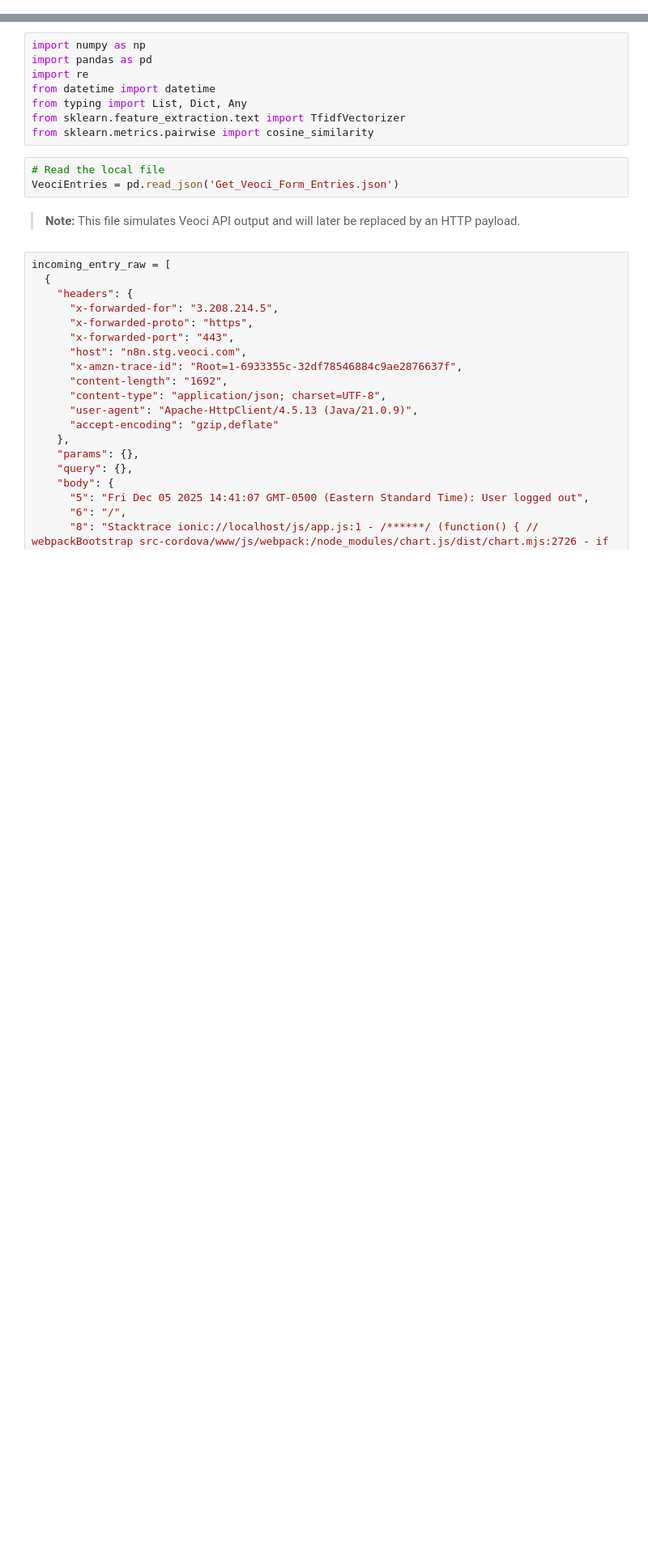
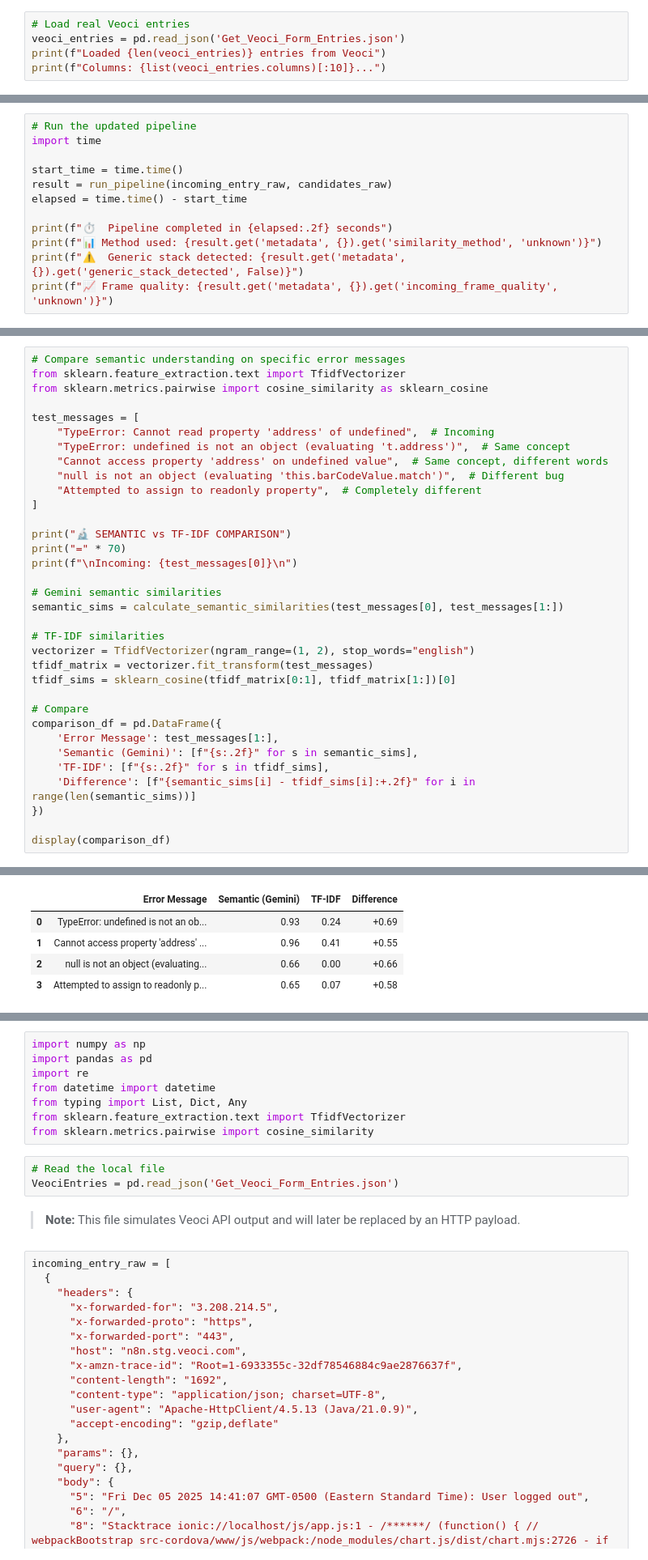
Before and after one commit to parth-iprime/Python-Trials-for-n8n, a Jupyter notebook: similarity.ipynb, the cells around one changed output, grey strips where cells are left out. Shown at 81% size. Cells and saved outputs as stored; diff of their text form; blank space fills up the shorter version.

```diff
--- a/similarity.ipynb
+++ b/similarity.ipynb
@@ -0,0 +28,5 @@
+# %%
+# Load real Veoci entries
+veoci_entries = pd.read_json('Get_Veoci_Form_Entries.json')
+print(f"Loaded {len(veoci_entries)} entries from Veoci")
+print(f"Columns: {list(veoci_entries.columns)[:10]}...")
@@ -0,0 +96,12 @@
+# %%
+# Run the updated pipeline
+import time
+
+start_time = time.time()
+result = run_pipeline(incoming_entry_raw, candidates_raw)
+elapsed = time.time() - start_time
+
+print(f"⏱️  Pipeline completed in {elapsed:.2f} seconds")
+print(f"📊 Method used: {result.get('metadata', {}).get('similarity_method', 'unknown')}")
+print(f"⚠️  Generic stack detected: {result.get('metadata', {}).get('generic_stack_detected', False)}")
+print(f"📈 Frame quality: {result.get('metadata', {}).get('incoming_frame_quality', 'unknown')}")
@@ -0,0 +214,35 @@
+# %%
+# Compare semantic understanding on specific error messages
+from sklearn.feature_extraction.text import TfidfVectorizer
+from sklearn.metrics.pairwise import cosine_similarity as sklearn_cosine
+
+test_messages = [
+    "TypeError: Cannot read property 'address' of undefined",  # Incoming
+    "TypeError: undefined is not an object (evaluating 't.address')",  # Same concept
+    "Cannot access property 'address' on undefined value",  # Same concept, different words
+    "null is not an object (evaluating 'this.barCodeValue.match')",  # Different bug
+    "Attempted to assign to readonly property",  # Completely different
+]
+
+print("🔬 SEMANTIC vs TF-IDF COMPARISON")
+print("=" * 70)
+print(f"\nIncoming: {test_messages[0]}\n")
+
+# Gemini semantic similarities
+semantic_sims = calculate_semantic_similarities(test_messages[0], test_messages[1:])
+
+# TF-IDF similarities
+vectorizer = TfidfVectorizer(ngram_range=(1, 2), stop_words="english")
+tfidf_matrix = vectorizer.fit_transform(test_messages)
+tfidf_sims = sklearn_cosine(tfidf_matrix[0:1], tfidf_matrix[1:])[0]
+
+# Compare
+comparison_df = pd.DataFrame({
+    'Error Message': test_messages[1:],
+    'Semantic (Gemini)': [f"{s:.2f}" for s in semantic_sims],
+    'TF-IDF': [f"{s:.2f}" for s in tfidf_sims],
+    'Difference': [f"{semantic_sims[i] - tfidf_sims[i]:+.2f}" for i in range(len(semantic_sims))]
+})
+
+display(comparison_df)
+# %% [output]
@@ -0,0 +253,5 @@
+|  | Error Message | Semantic (Gemini) | TF-IDF | Difference |
+| 0 | TypeError: undefined is not an ob... | 0.93 | 0.24 | +0.69 |
+| 1 | Cannot access property 'address' ... | 0.96 | 0.41 | +0.55 |
+| 2 | null is not an object (evaluating... | 0.66 | 0.00 | +0.66 |
+| 3 | Attempted to assign to readonly p... | 0.65 | 0.07 | +0.58 |
```
Also changed, not shown: parts of 15 cells of this notebook, 3 other files.
